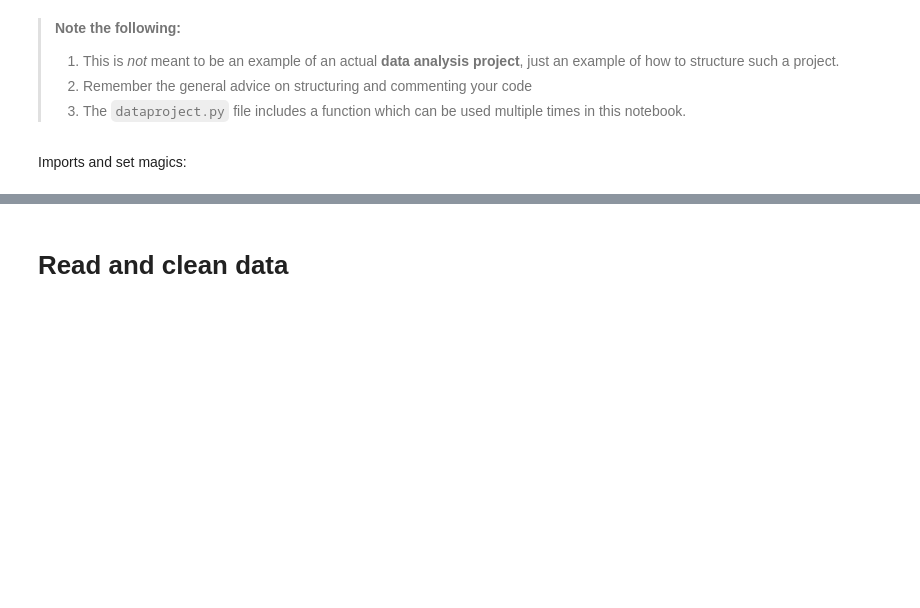
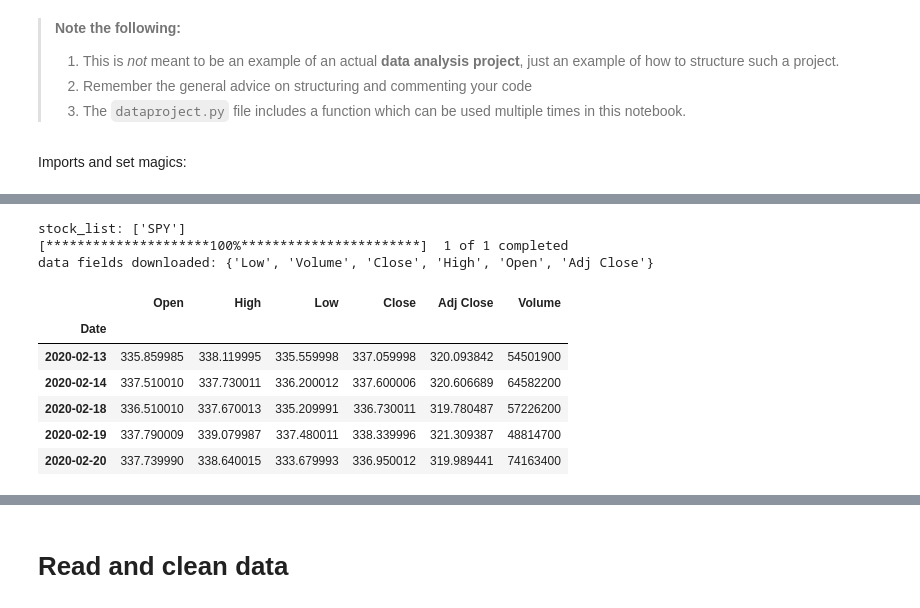
Before and after one commit to NumEconCopenhagen/projects-2023-siuuu, a Jupyter notebook: dataproject/dataproject.ipynb, the cells around one changed output, grey strips where cells are left out. Saved outputs shown, nothing was run; the diff lists cells and outputs as text; code cells hidden in the pictures; blank space fills up the shorter version.

```diff
--- a/dataproject/dataproject.ipynb
+++ b/dataproject/dataproject.ipynb
@@ -22,0 +53,17 @@ import dataproject
+# %%
+stock_list = ['SPY']
+print('stock_list:', stock_list)
+data = yf.download(stock_list, start="2015-01-01", end="2020-02-21")
+print('data fields downloaded:', set(data.columns.get_level_values(0)))
+data.tail()
+# %% [output]
+stock_list: ['SPY']
+[*********************100%***********************]  1 of 1 completed
+data fields downloaded: {'Low', 'Volume', 'Close', 'High', 'Open', 'Adj Close'}
+|  | Open | High | Low | Close | Adj Close | Volume |
+| Date |  |  |  |  |  |  |
+| 2020-02-13 | 335.859985 | 338.119995 | 335.559998 | 337.059998 | 320.093842 | 54501900 |
+| 2020-02-14 | 337.510010 | 337.730011 | 336.200012 | 337.600006 | 320.606689 | 64582200 |
+| 2020-02-18 | 336.510010 | 337.670013 | 335.209991 | 336.730011 | 319.780487 | 57226200 |
+| 2020-02-19 | 337.790009 | 339.079987 | 337.480011 | 338.339996 | 321.309387 | 48814700 |
+| 2020-02-20 | 337.739990 | 338.640015 | 333.679993 | 336.950012 | 319.989441 | 74163400 |
```
Also changed, not shown: parts of 3 cells of this notebook, 3 other files.
